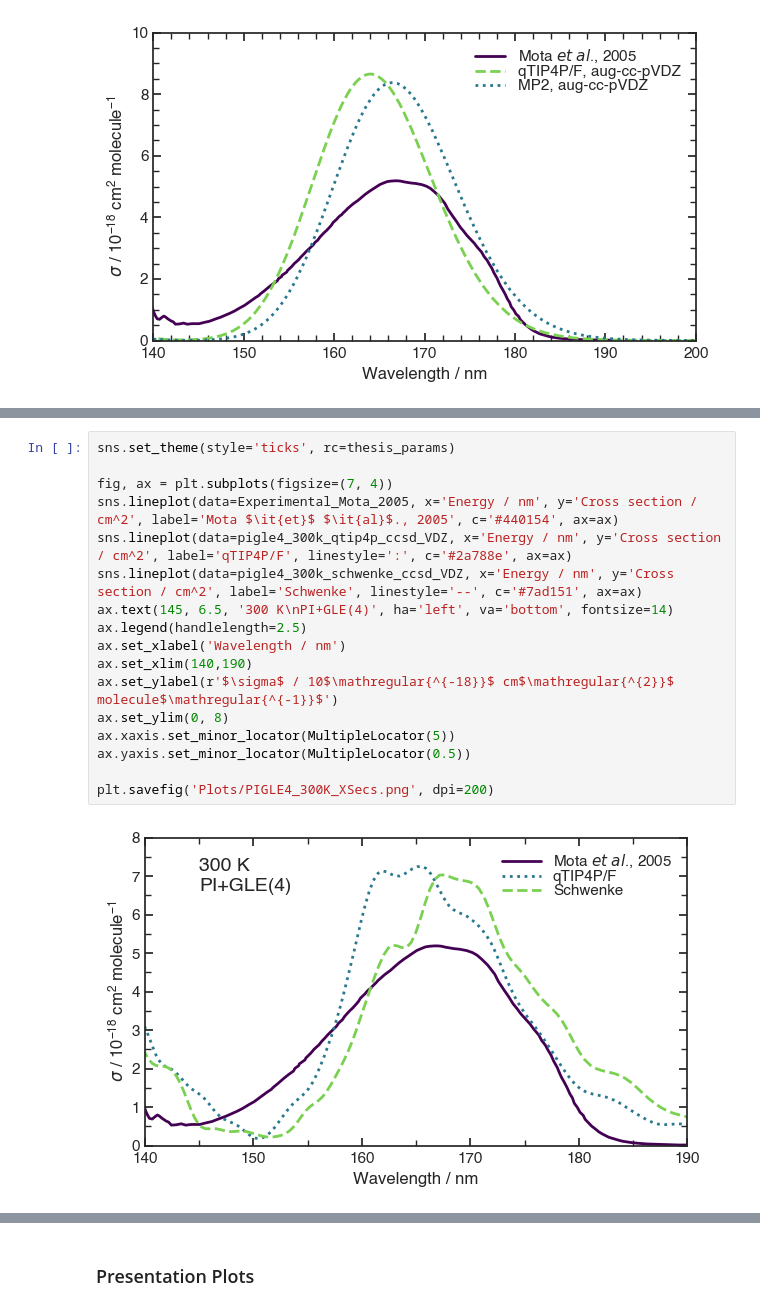
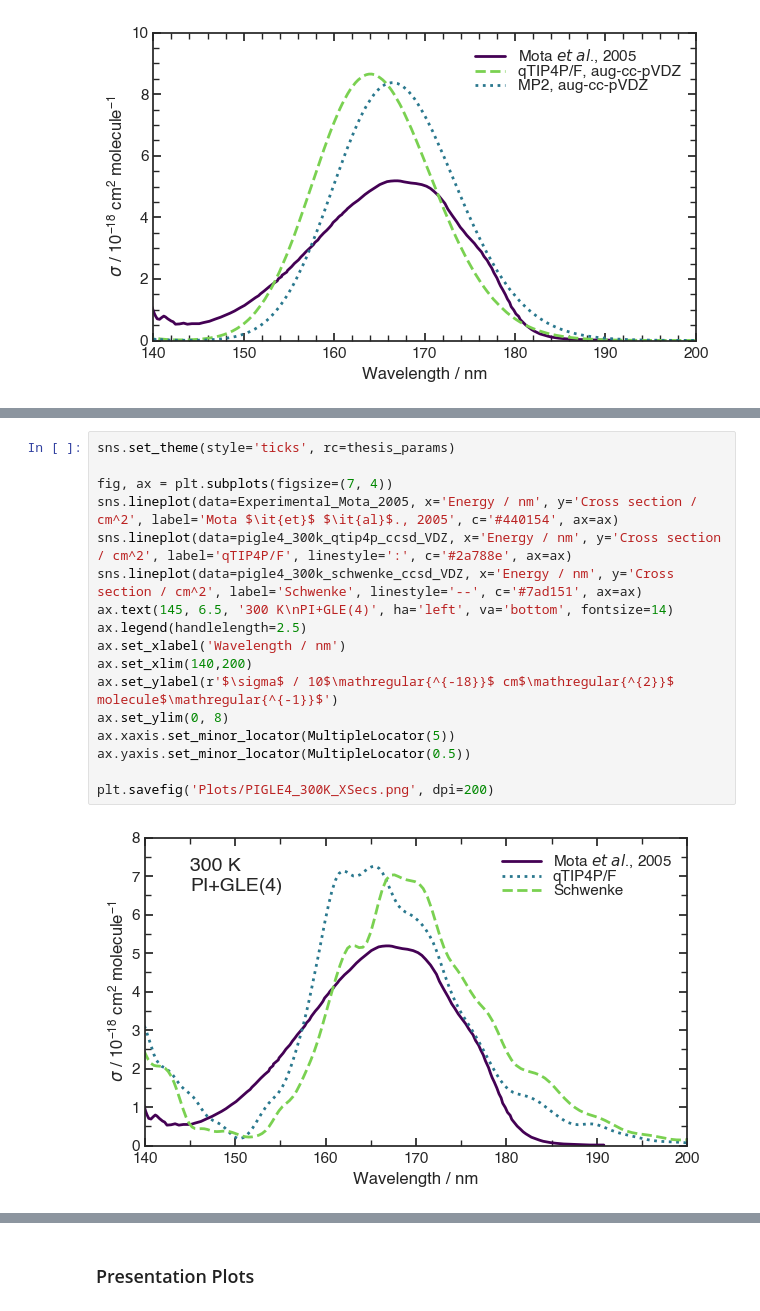
Before and after one commit to mbarnfield63/MSci_Project, a Jupyter notebook: ABIN/XSecs.ipynb, the cells around one changed output, grey strips where cells are left out. Drawn from its saved outputs; the diff is of its cells as text.

```diff
--- a/ABIN/XSecs.ipynb
+++ b/ABIN/XSecs.ipynb
@@ -147,22 +147,22 @@ plt.savefig('Plots/SinglePoint_XSecs_Appendix.png', dpi=200)
 # %%
 sns.set_theme(style='ticks', rc=thesis_params)
 
 fig, ax = plt.subplots(figsize=(7, 4))
 sns.lineplot(data=Experimental_Mota_2005, x='Energy / nm', y='Cross section / cm^2', label='Mota $\it{et}$ $\it{al}$., 2005', c='#440154', ax=ax)
 sns.lineplot(data=pigle4_300k_qtip4p_ccsd_VDZ, x='Energy / nm', y='Cross section / cm^2', label='qTIP4P/F', linestyle=':', c='#2a788e', ax=ax)
 sns.lineplot(data=pigle4_300k_schwenke_ccsd_VDZ, x='Energy / nm', y='Cross section / cm^2', label='Schwenke', linestyle='--', c='#7ad151', ax=ax)
 ax.text(145, 6.5, '300 K\nPI+GLE(4)', ha='left', va='bottom', fontsize=14)
 ax.legend(handlelength=2.5)
 ax.set_xlabel('Wavelength / nm')
-ax.set_xlim(140,190)
+ax.set_xlim(140,200)
 ax.set_ylabel(r'$\sigma$ / 10$\mathregular{^{-18}}$ cm$\mathregular{^{2}}$ molecule$\mathregular{^{-1}}$')
 ax.set_ylim(0, 8)
 ax.xaxis.set_minor_locator(MultipleLocator(5))
 ax.yaxis.set_minor_locator(MultipleLocator(0.5))
 
 plt.savefig('Plots/PIGLE4_300K_XSecs.png', dpi=200)
 # %% [output]
-[figure, old version]
+[figure, new version]
 # %%
 sns.set_theme(style='ticks', rc=thesis_params)
 
```
Also changed, not shown: parts of 5 cells of this notebook.
